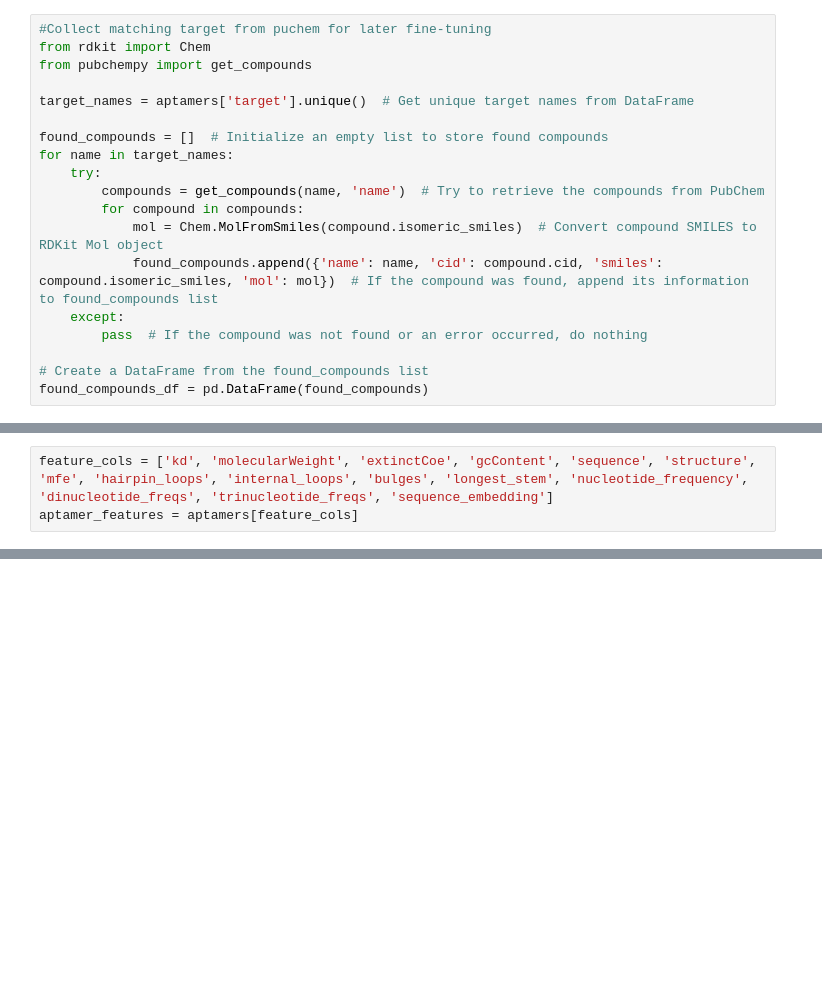
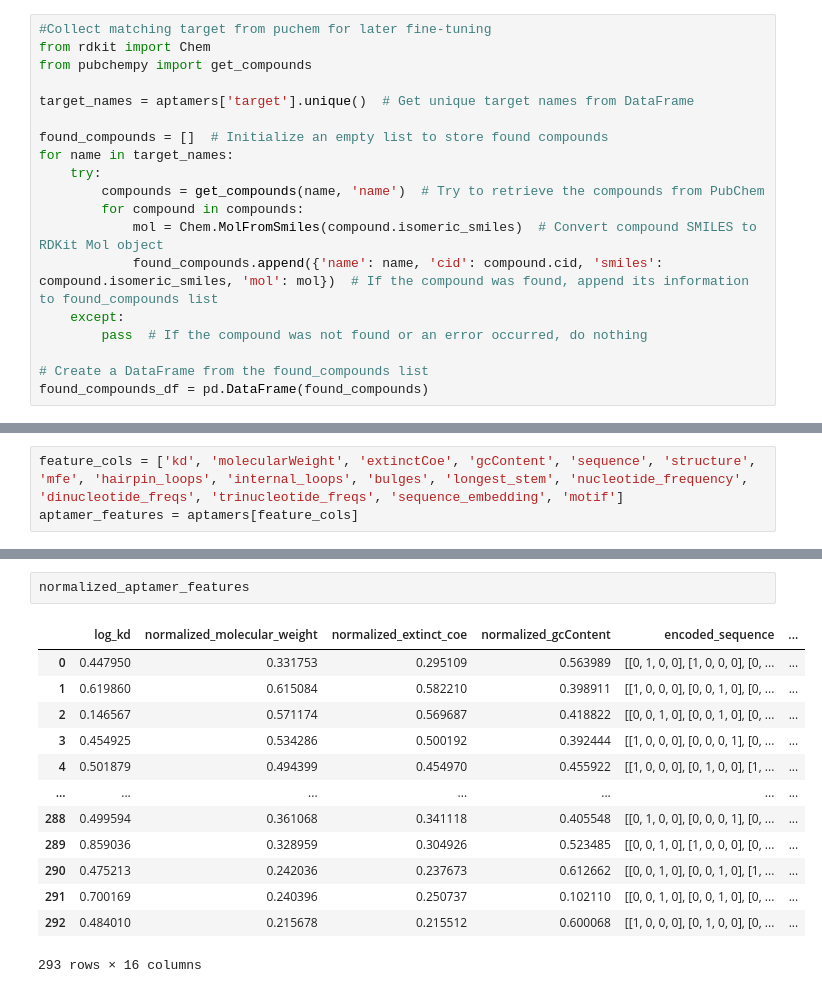
Before and after one commit to andmedina/aptafind, a Jupyter notebook: features.ipynb, the cells around one changed output, grey strips where cells are left out. Drawn from its saved outputs; the diff is of its cells as text; blank space fills up the shorter version.

```diff
--- a/features.ipynb
+++ b/features.ipynb
@@ -533,5 +540,5 @@ mol = Chem.MolFromSmiles(smiles)
 # %%
-feature_cols = ['kd', 'molecularWeight', 'extinctCoe', 'gcContent', 'sequence', 'structure', 'mfe', 'hairpin_loops', 'internal_loops', 'bulges', 'longest_stem', 'nucleotide_frequency', 'dinucleotide_freqs', 'trinucleotide_freqs', 'sequence_embedding']
+feature_cols = ['kd', 'molecularWeight', 'extinctCoe', 'gcContent', 'sequence', 'structure', 'mfe', 'hairpin_loops', 'internal_loops', 'bulges', 'longest_stem', 'nucleotide_frequency', 'dinucleotide_freqs', 'trinucleotide_freqs', 'sequence_embedding', 'motif']
 aptamer_features = aptamers[feature_cols]
 # %%
 aptamer_features
@@ -728,0 +733,16 @@ Error:
+# %%
+normalized_aptamer_features
+# %% [output]
+|  | log_kd | normalized_molecular_weight | normalized_extinct_coe | normalized_gcContent | encoded_sequence | ... |
+| 0 | 0.447950 | 0.331753 | 0.295109 | 0.563989 | [[0, 1, 0, 0], [1, 0, 0, 0], [0, ... | ... |
+| 1 | 0.619860 | 0.615084 | 0.582210 | 0.398911 | [[1, 0, 0, 0], [0, 0, 1, 0], [0, ... | ... |
+| 2 | 0.146567 | 0.571174 | 0.569687 | 0.418822 | [[0, 0, 1, 0], [0, 0, 1, 0], [0, ... | ... |
+| 3 | 0.454925 | 0.534286 | 0.500192 | 0.392444 | [[1, 0, 0, 0], [0, 0, 0, 1], [0, ... | ... |
+| 4 | 0.501879 | 0.494399 | 0.454970 | 0.455922 | [[1, 0, 0, 0], [0, 1, 0, 0], [1, ... | ... |
+| ... | ... | ... | ... | ... | ... | ... |
+| 288 | 0.499594 | 0.361068 | 0.341118 | 0.405548 | [[0, 1, 0, 0], [0, 0, 0, 1], [0, ... | ... |
+| 289 | 0.859036 | 0.328959 | 0.304926 | 0.523485 | [[0, 0, 1, 0], [1, 0, 0, 0], [0, ... | ... |
+| 290 | 0.475213 | 0.242036 | 0.237673 | 0.612662 | [[0, 0, 1, 0], [0, 0, 1, 0], [1, ... | ... |
+| 291 | 0.700169 | 0.240396 | 0.250737 | 0.102110 | [[0, 0, 1, 0], [0, 0, 1, 0], [0, ... | ... |
+| 292 | 0.484010 | 0.215678 | 0.215512 | 0.600068 | [[1, 0, 0, 0], [0, 1, 0, 0], [0, ... | ... |
+293 rows × 16 columns
```
Also changed, not shown: parts of 40 cells of this notebook.
